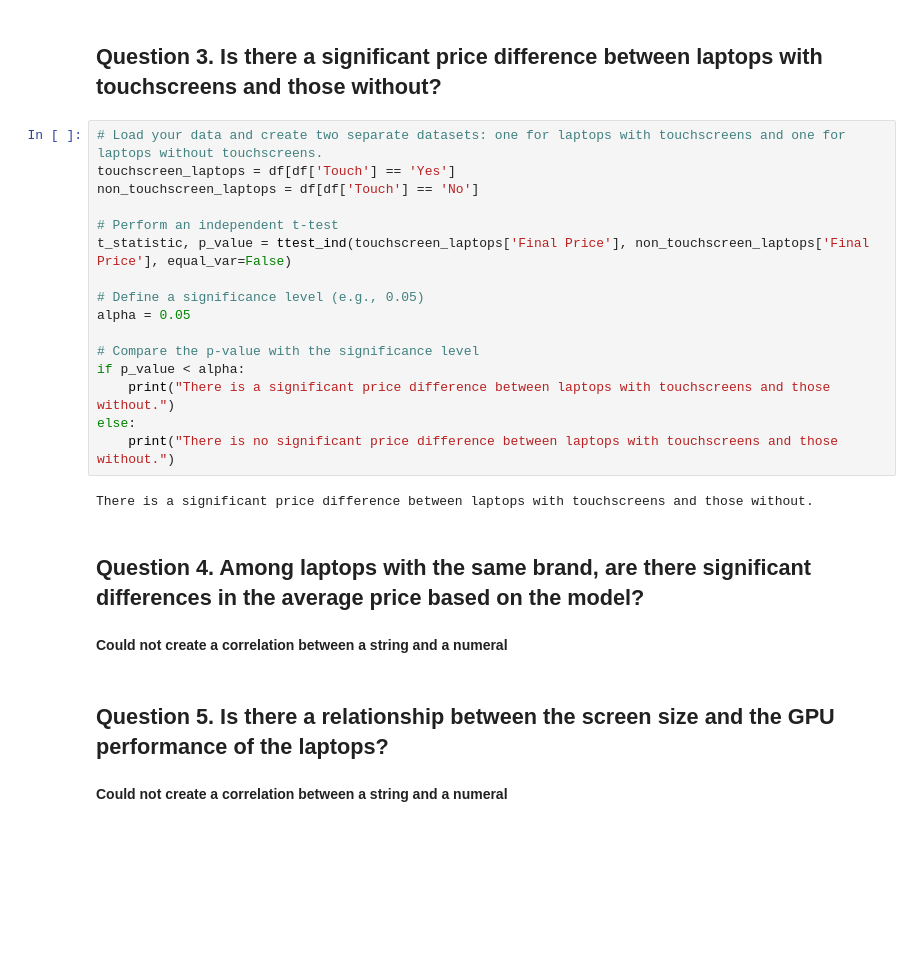
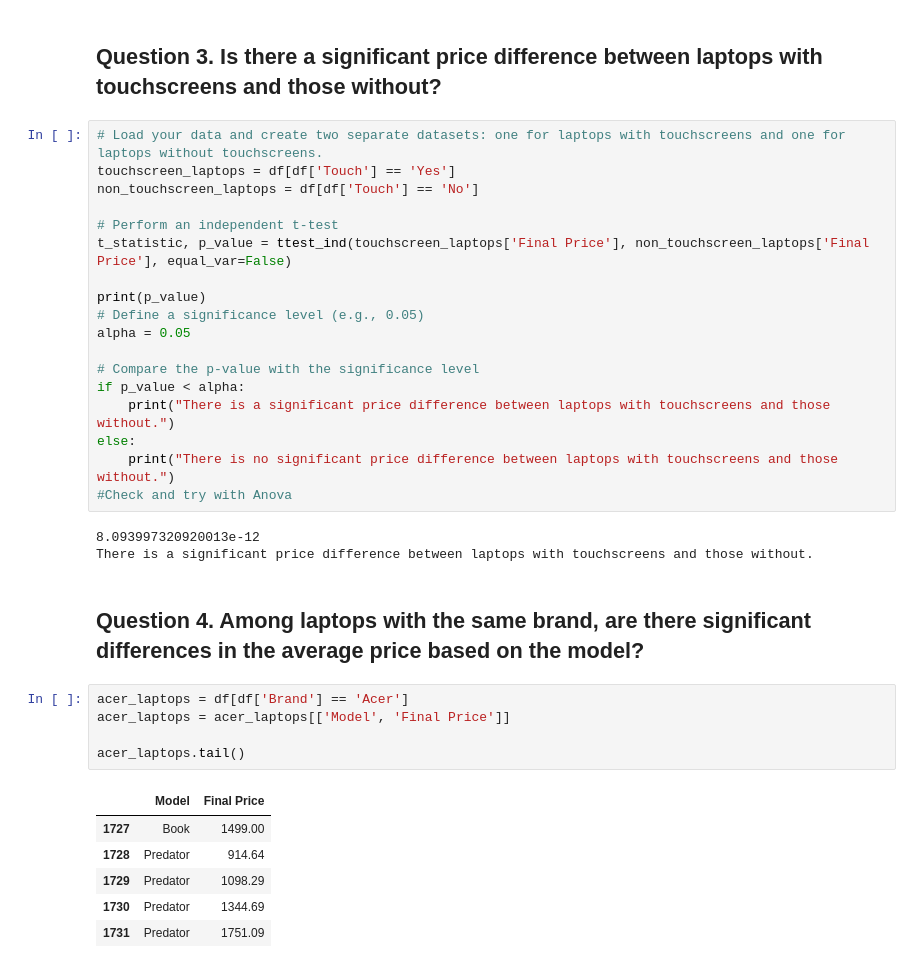
Before and after one commit to Jimmoh/Laptops, a Jupyter notebook: laptops.ipynb, the cells around one changed output. Cells and saved outputs as stored; diff of their text form; blank space fills up the shorter version.

```diff
--- a/laptops.ipynb
+++ b/laptops.ipynb
@@ -414,6 +416,7 @@ non_touchscreen_laptops = df[df['Touch'] == 'No']
 # Perform an independent t-test
 t_statistic, p_value = ttest_ind(touchscreen_laptops['Final Price'], non_touchscreen_laptops['Final Price'], equal_var=False)
 
+print(p_value)
 # Define a significance level (e.g., 0.05)
 alpha = 0.05
 
@@ -422,13 +425,21 @@ if p_value < alpha:
     print("There is a significant price difference between laptops with touchscreens and those without.")
 else:
     print("There is no significant price difference between laptops with touchscreens and those without.")
+#Check and try with Anova
 # %% [output]
+8.093997320920013e-12
 There is a significant price difference between laptops with touchscreens and those without.
 # %% [markdown]
 ## Question 4. Among laptops with the same brand, are there significant differences in the average price based on the model?
-# %% [markdown]
-**Could not create a correlation between a string and a numeral**
-# %% [markdown]
-## Question 5. Is there a relationship between the screen size and the GPU performance of the laptops?
-# %% [markdown]
-**Could not create a correlation between a string and a numeral**
+# %%
+acer_laptops = df[df['Brand'] == 'Acer']
+acer_laptops = acer_laptops[['Model', 'Final Price']]
+
+acer_laptops.tail()
+# %% [output]
+|  | Model | Final Price |
+| 1727 | Book | 1499.00 |
+| 1728 | Predator | 914.64 |
+| 1729 | Predator | 1098.29 |
+| 1730 | Predator | 1344.69 |
+| 1731 | Predator | 1751.09 |
```
Also changed, not shown: parts of 7 cells of this notebook.
